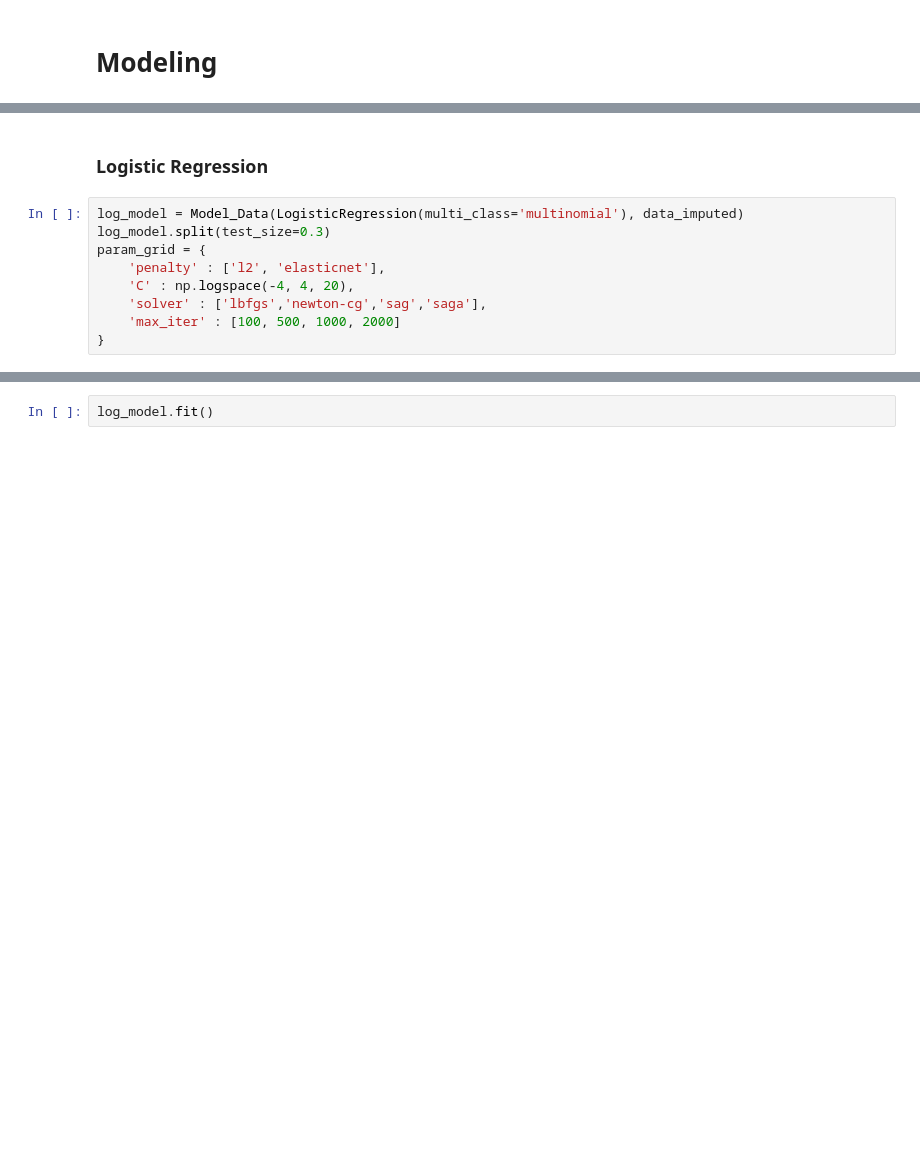
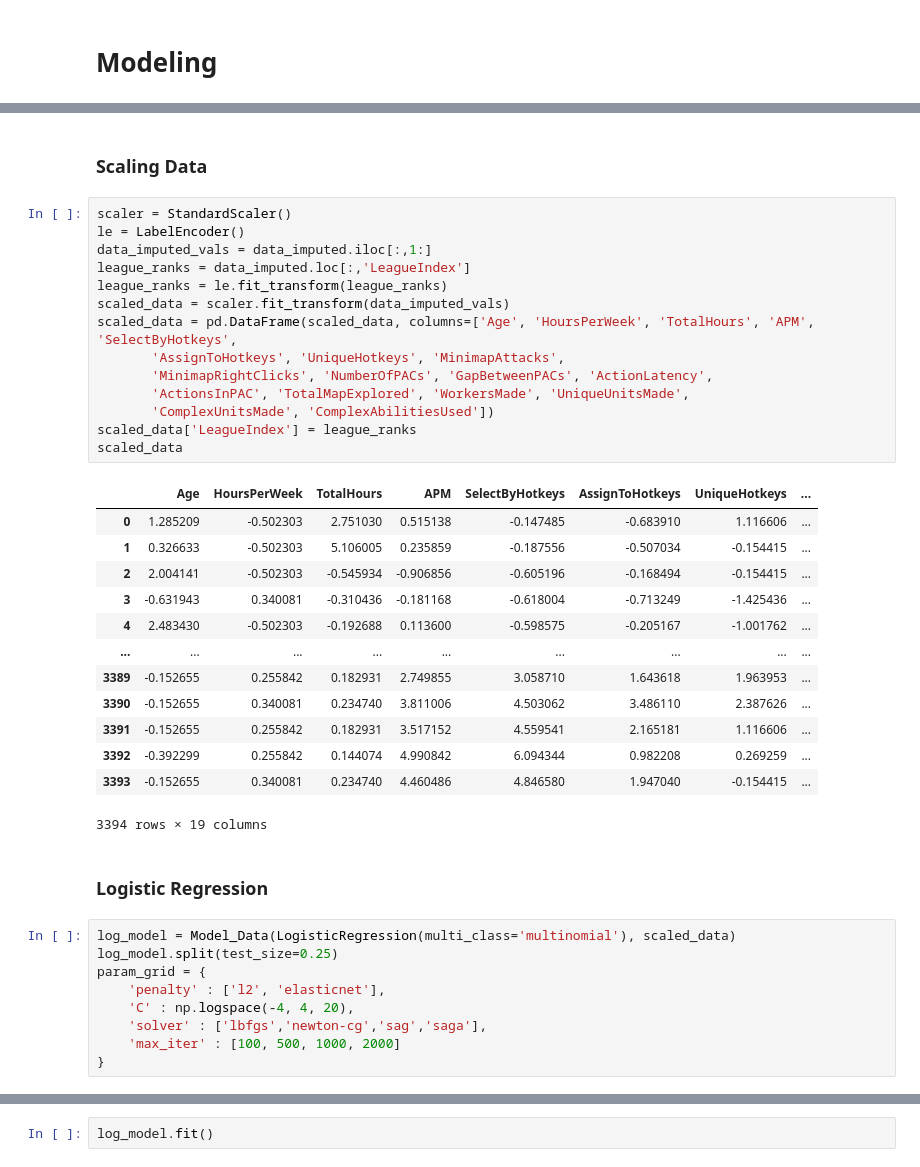
Before and after one commit to sidthakur08/EGxGeniusLeague, a Jupyter notebook: DS/assessment.ipynb, the cells around one changed output, grey strips where cells are left out. Cells and saved outputs as stored; diff of their text form; blank space fills up the shorter version.

```diff
--- a/DS/assessment.ipynb
+++ b/DS/assessment.ipynb
@@ -372,11 +364,41 @@ class Model_Data:
             print(classification_report(np.array([input_value]),predictions))
             acc2 = balanced_accuracy_score(np.array([input_value]),predictions)
             print("Balanced Accuracy Score --> ",acc2)
+# %% [markdown]
+### Scaling Data
+# %%
+scaler = StandardScaler()
+le = LabelEncoder()
+data_imputed_vals = data_imputed.iloc[:,1:]
+league_ranks = data_imputed.loc[:,'LeagueIndex']
+league_ranks = le.fit_transform(league_ranks)
+scaled_data = scaler.fit_transform(data_imputed_vals)
+scaled_data = pd.DataFrame(scaled_data, columns=['Age', 'HoursPerWeek', 'TotalHours', 'APM', 'SelectByHotkeys',
+       'AssignToHotkeys', 'UniqueHotkeys', 'MinimapAttacks',
+       'MinimapRightClicks', 'NumberOfPACs', 'GapBetweenPACs', 'ActionLatency',
+       'ActionsInPAC', 'TotalMapExplored', 'WorkersMade', 'UniqueUnitsMade',
+       'ComplexUnitsMade', 'ComplexAbilitiesUsed'])
+scaled_data['LeagueIndex'] = league_ranks
+scaled_data
+# %% [output]
+|  | Age | HoursPerWeek | TotalHours | APM | SelectByHotkeys | AssignToHotkeys | UniqueHotkeys | ... |
+| 0 | 1.285209 | -0.502303 | 2.751030 | 0.515138 | -0.147485 | -0.683910 | 1.116606 | ... |
+| 1 | 0.326633 | -0.502303 | 5.106005 | 0.235859 | -0.187556 | -0.507034 | -0.154415 | ... |
+| 2 | 2.004141 | -0.502303 | -0.545934 | -0.906856 | -0.605196 | -0.168494 | -0.154415 | ... |
+| 3 | -0.631943 | 0.340081 | -0.310436 | -0.181168 | -0.618004 | -0.713249 | -1.425436 | ... |
+| 4 | 2.483430 | -0.502303 | -0.192688 | 0.113600 | -0.598575 | -0.205167 | -1.001762 | ... |
+| ... | ... | ... | ... | ... | ... | ... | ... | ... |
+| 3389 | -0.152655 | 0.255842 | 0.182931 | 2.749855 | 3.058710 | 1.643618 | 1.963953 | ... |
+| 3390 | -0.152655 | 0.340081 | 0.234740 | 3.811006 | 4.503062 | 3.486110 | 2.387626 | ... |
+| 3391 | -0.152655 | 0.255842 | 0.182931 | 3.517152 | 4.559541 | 2.165181 | 1.116606 | ... |
+| 3392 | -0.392299 | 0.255842 | 0.144074 | 4.990842 | 6.094344 | 0.982208 | 0.269259 | ... |
+| 3393 | -0.152655 | 0.340081 | 0.234740 | 4.460486 | 4.846580 | 1.947040 | -0.154415 | ... |
+3394 rows × 19 columns
 # %% [markdown]
 ### Logistic Regression
 # %%
-log_model = Model_Data(LogisticRegression(multi_class='multinomial'), data_imputed)
-log_model.split(test_size=0.3)
+log_model = Model_Data(LogisticRegression(multi_class='multinomial'), scaled_data)
+log_model.split(test_size=0.25)
 param_grid = {
     'penalty' : ['l2', 'elasticnet'],
     'C' : np.logspace(-4, 4, 20),
```
Also changed, not shown: parts of 16 cells of this notebook, 7 other files.
